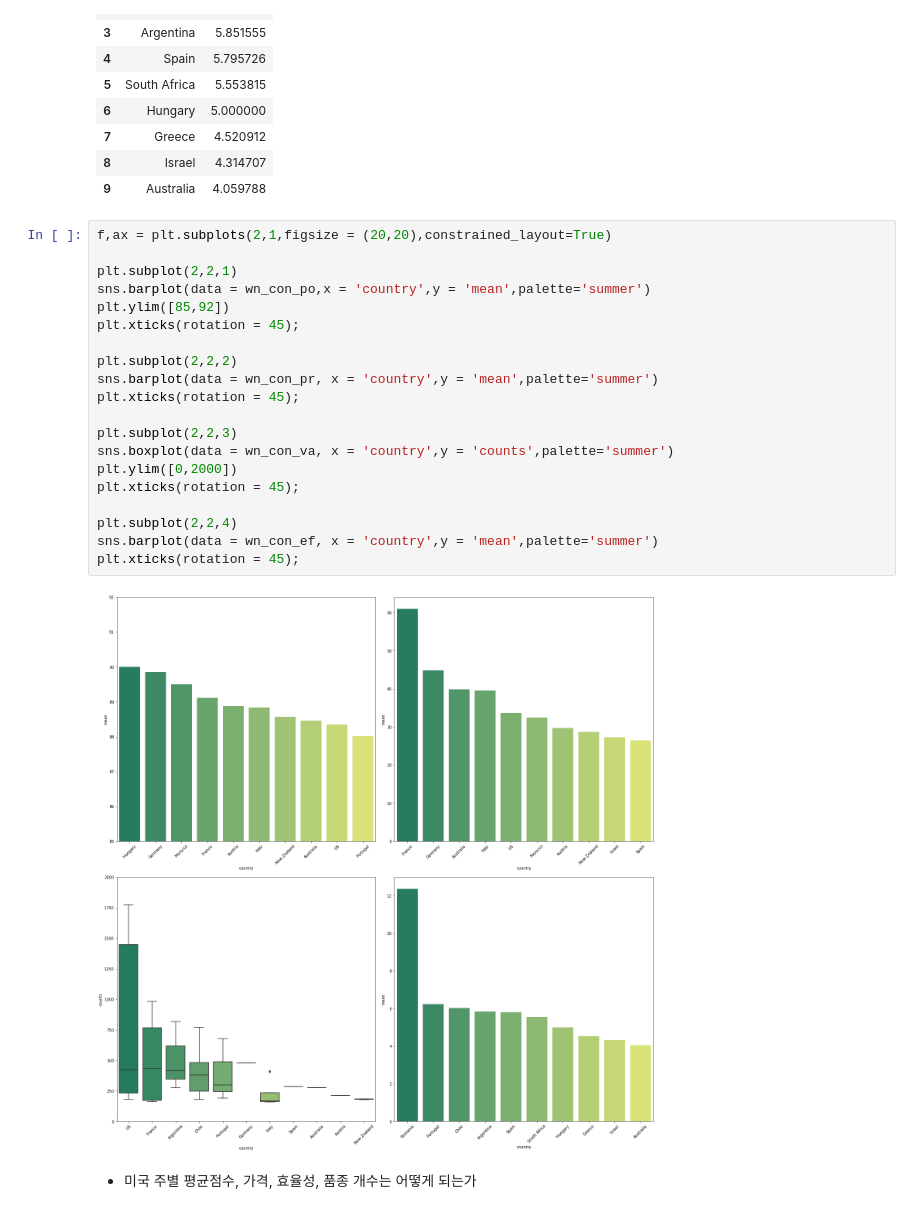
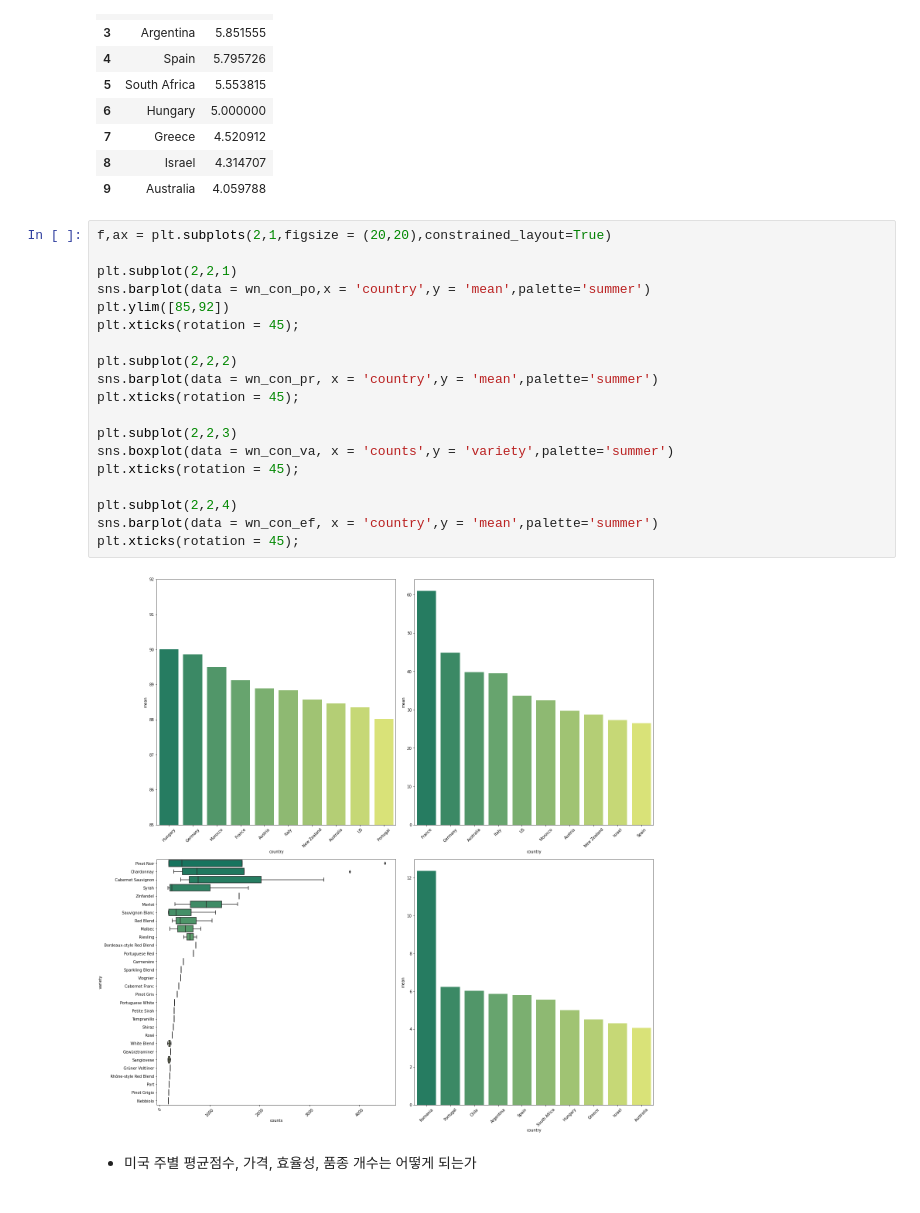
Before and after one commit to Jeongho-cho/Wine_review, a Jupyter notebook: Wine.ipynb, the cells around one changed output. Cells and saved outputs as stored; diff of their text form.

```diff
--- a/Wine.ipynb
+++ b/Wine.ipynb
@@ -178,25 +177,24 @@ wn_con_ef
 # %%
 f,ax = plt.subplots(2,1,figsize = (20,20),constrained_layout=True)
 
 plt.subplot(2,2,1)
 sns.barplot(data = wn_con_po,x = 'country',y = 'mean',palette='summer')
 plt.ylim([85,92])
 plt.xticks(rotation = 45);
 
 plt.subplot(2,2,2)
 sns.barplot(data = wn_con_pr, x = 'country',y = 'mean',palette='summer')
 plt.xticks(rotation = 45);
 
 plt.subplot(2,2,3)
-sns.boxplot(data = wn_con_va, x = 'country',y = 'counts',palette='summer')
-plt.ylim([0,2000])
+sns.boxplot(data = wn_con_va, x = 'counts',y = 'variety',palette='summer')
 plt.xticks(rotation = 45);
 
 plt.subplot(2,2,4)
 sns.barplot(data = wn_con_ef, x = 'country',y = 'mean',palette='summer')
 plt.xticks(rotation = 45);
 # %% [output]
-[figure, old version]
+[figure, new version]
 # %% [markdown]
 * 미국 주별 평균점수, 가격, 효율성, 품종 개수는 어떻게 되는가
 # %%
```
Also changed, not shown: parts of 12 cells of this notebook.
